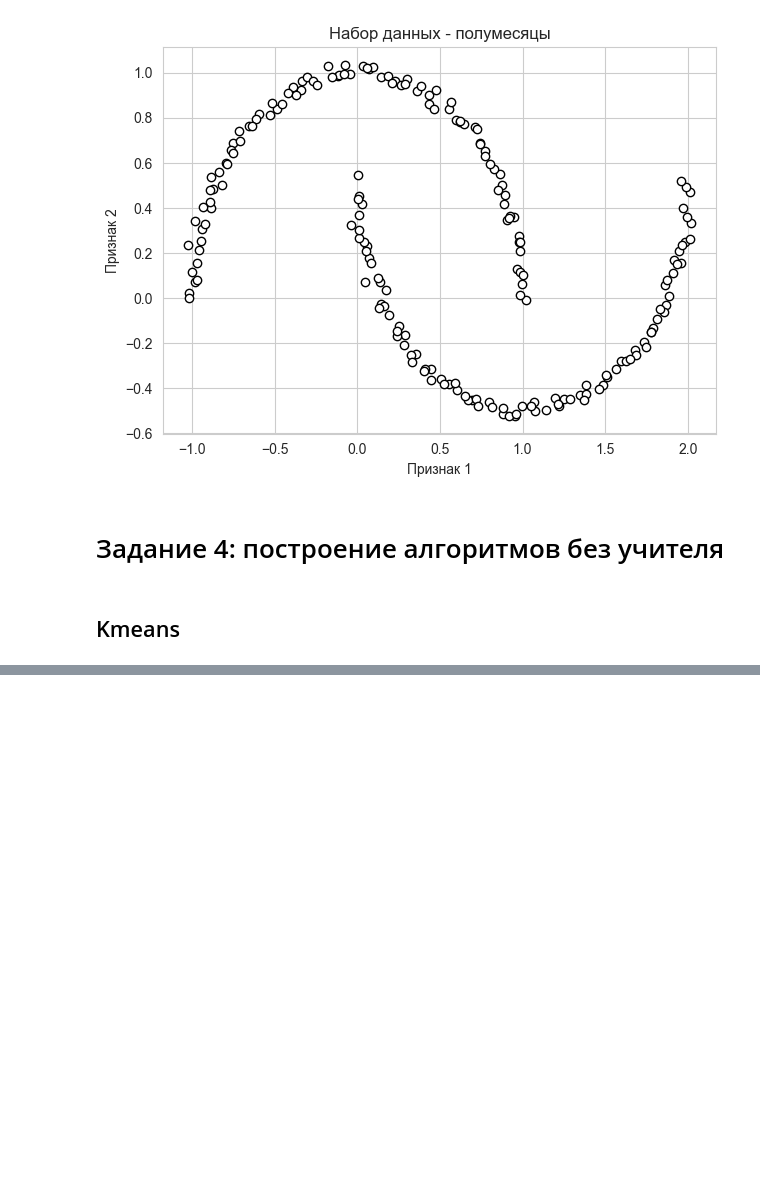
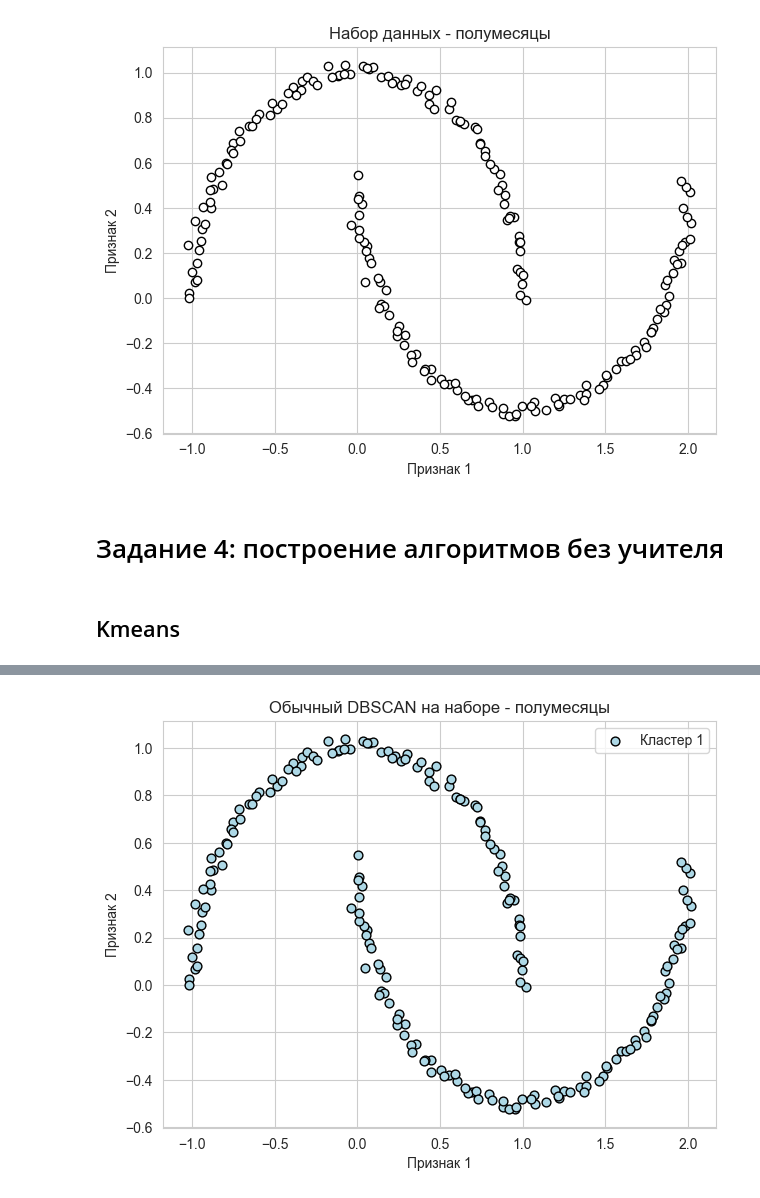
Before and after one commit to Safuanov888/Unsupervised_learning_VUZ, a Jupyter notebook: Models.ipynb, the cells around one changed output, grey strips where cells are left out. Cells and saved outputs as stored; diff of their text form; code cells hidden in the pictures; blank space fills up the shorter version.

```diff
--- a/Models.ipynb
+++ b/Models.ipynb
@@ -124,0 +140,15 @@ plt.tight_layout()
+# %%
+dbscan_base_moons = DBSCAN()
+preds_db = dbscan_base_moons.fit_predict(X1)
+plt.scatter(X1[preds_db == 0, 0], X1[preds_db == 0, 1],
+            c='lightblue', marker='o', s=40,
+            edgecolor='black',
+            label='Кластер 1')
+
+plt.xlabel('Признак 1')
+plt.ylabel('Признак 2')
+plt.legend()
+plt.tight_layout()
+plt.title('Обычный DBSCAN на наборе - полумесяцы');
+# %% [output]
+[figure, added]
```
Also changed, not shown: parts of 7 cells of this notebook.
